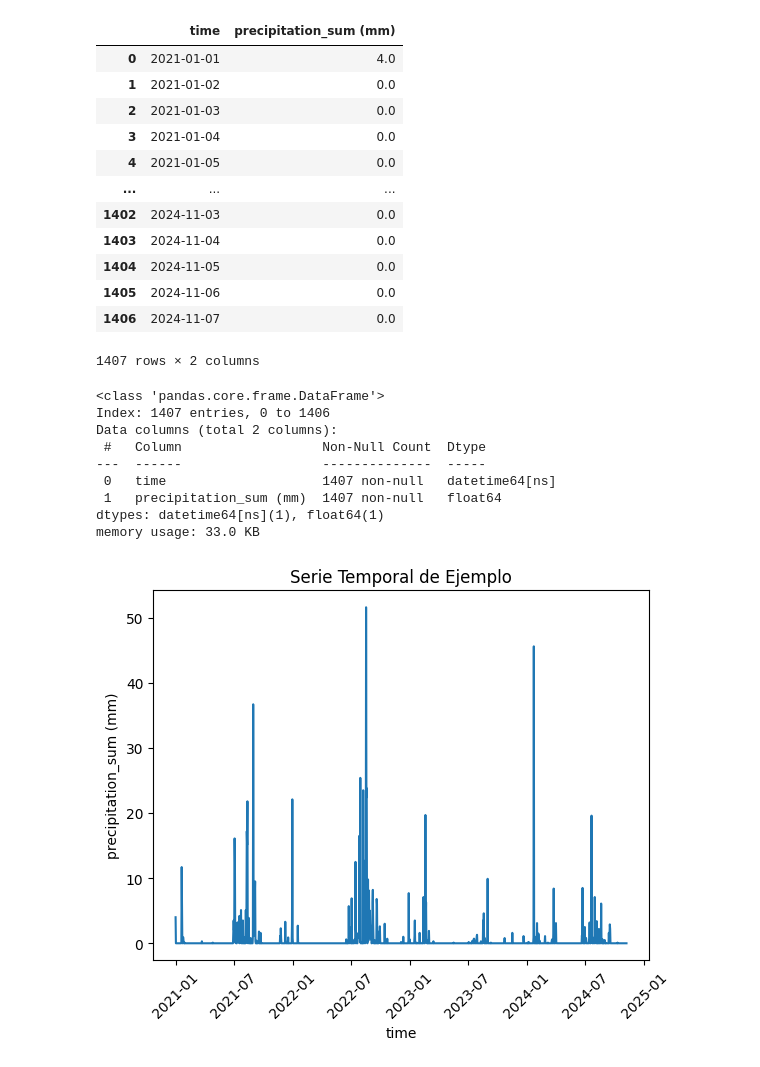
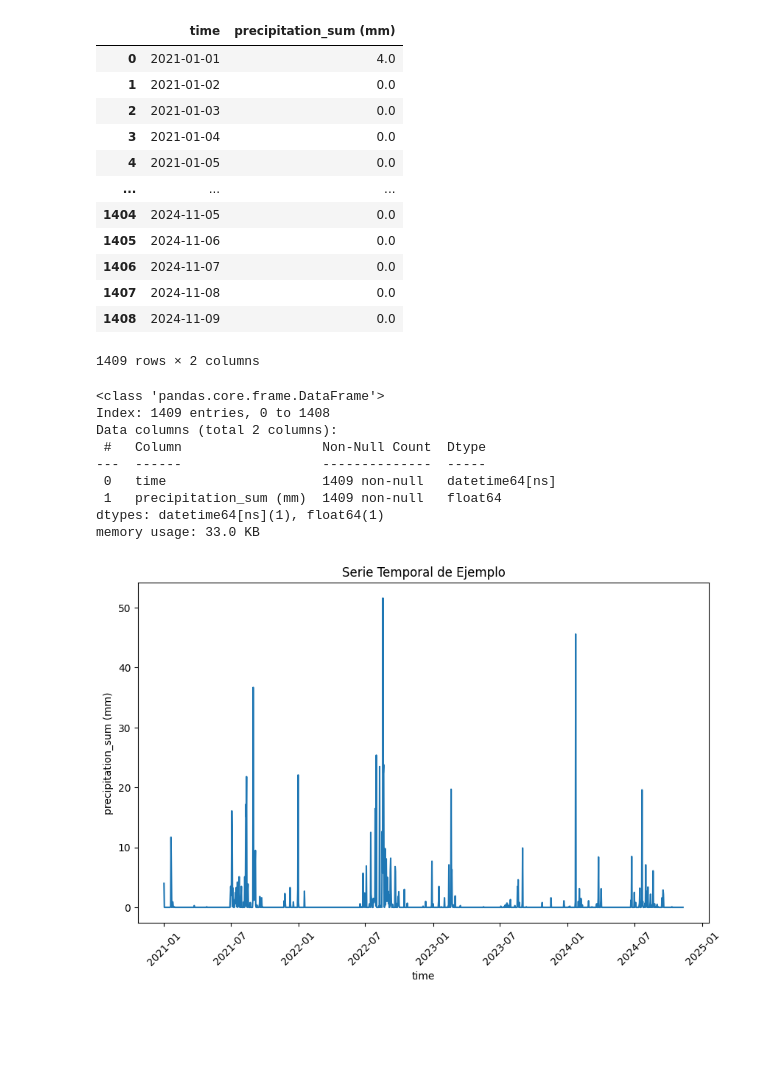
Before and after one commit to BSM-Analytics/proyecto-baches-hmo, a Jupyter notebook: notebooks/3.4_sbr_an_exp_precipitacion.ipynb, the cells around one changed output. Drawn from its saved outputs; the diff is of its cells as text; code cells hidden in the pictures; blank space fills up the shorter version.

Commit message:
correciones y comentarios a 3.4_sbr_an_exp_precipitacion

```diff
--- a/notebooks/3.4_sbr_an_exp_precipitacion.ipynb
+++ b/notebooks/3.4_sbr_an_exp_precipitacion.ipynb
@@ -6,7 +9,8 @@ import requests
 # %%
+# url de Historical Weather API con las coordenadas de hmo y los rangos de fecha buscados
 url = 'https://archive-api.open-meteo.com/v1/archive?latitude=29.1026&longitude=-110.9773&start_date=2021-01-01&end_date=2024-11-10&daily=precipitation_sum&timezone=America%2FDenver&format=csv'
 
-ruta_descarga = '/data/raw'
+ruta_descarga = os.path.dirname(os.getcwd()) + '/data/raw/precipitacion'
 
 # Realizar la descarga y guardar el archivo
 response = requests.get(url)
@@ -22,2 +37,0 @@ FileNotFoundError: [Errno 2] No such file or directory: '/data/raw'
-# %%
-df_lluvia_hmo = pd.read_csv('https://archive-api.open-meteo.com/v1/archive?latitude=29.1026&longitude=-110.9773&start_date=2021-01-01&end_date=2024-11-10&daily=precipitation_sum&timezone=America%2FDenver&format=csv')
@@ -54,16 +52,24 @@ Data columns (total 6 columns):
 dtypes: float64(2), object(4)
 memory usage: 66.3+ KB
 # %%
+# Quitamos las primeras dos filas inecesarias y reseteamos el indice
 df_lluvia_hmo.drop([0, 1], inplace=True)
 df_lluvia_hmo.reset_index(drop=True, inplace=True)
 
+# Quitamos columnas mal hechas debido a la estructura
 df_lluvia_hmo.drop(['elevation', 'utc_offset_seconds', 'timezone', 'timezone_abbreviation'], axis=1, inplace=True)
+# Renombramos adecuadamente las columnas que nos interesan
 df_lluvia_hmo.rename(columns={'latitude': 'time', 'longitude': 'precipitation_sum (mm)'}, inplace=True)
+# Quitamos filas con nulos
 df_lluvia_hmo.dropna(inplace=True)
 
+# Definimos correctamente los tipos de datos
 df_lluvia_hmo['time'] = pd.to_datetime(df_lluvia_hmo['time'])
 df_lluvia_hmo['precipitation_sum (mm)'] = df_lluvia_hmo['precipitation_sum (mm)'].astype(float)
 
+# Seleccionamos un rango de fechas
+df_lluvia_hmo[(df_lluvia_hmo['time'] >= '2021-09-01') & (df_lluvia_hmo['time'] <= '2024-11-09')].reset_index(drop=True, inplace=True)
+
 df_lluvia_hmo
 # %% [output]
 |  | time | precipitation_sum (mm) |
@@ -73,29 +79,30 @@ df_lluvia_hmo
 | 3 | 2021-01-04 | 0.0 |
 | 4 | 2021-01-05 | 0.0 |
 | ... | ... | ... |
-| 1402 | 2024-11-03 | 0.0 |
-| 1403 | 2024-11-04 | 0.0 |
 | 1404 | 2024-11-05 | 0.0 |
 | 1405 | 2024-11-06 | 0.0 |
 | 1406 | 2024-11-07 | 0.0 |
+| 1407 | 2024-11-08 | 0.0 |
+| 1408 | 2024-11-09 | 0.0 |
-1407 rows × 2 columns
+1409 rows × 2 columns
 # %%
 df_lluvia_hmo.info()
 # %% [output]
 <class 'pandas.core.frame.DataFrame'>
-Index: 1407 entries, 0 to 1406
+Index: 1409 entries, 0 to 1408
 Data columns (total 2 columns):
  #   Column                  Non-Null Count  Dtype
 ---  ------                  --------------  -----
- 0   time                    1407 non-null   datetime64[ns]
- 1   precipitation_sum (mm)  1407 non-null   float64
+ 0   time                    1409 non-null   datetime64[ns]
+ 1   precipitation_sum (mm)  1409 non-null   float64
 dtypes: datetime64[ns](1), float64(1)
 memory usage: 33.0 KB
 # %%
+plt.figure(figsize=(10, 6))
 sns.lineplot(x='time', y='precipitation_sum (mm)', data=df_lluvia_hmo)
 # Mostrar el gráfico
 plt.xticks(rotation=45)  # Rotar las etiquetas del eje x para mejor visualización
 plt.title('Serie Temporal de Ejemplo')
 plt.show()
 # %% [output]
-[figure, old version]
+[figure, new version]
```
Also changed, not shown: parts of 5 cells of this notebook.
